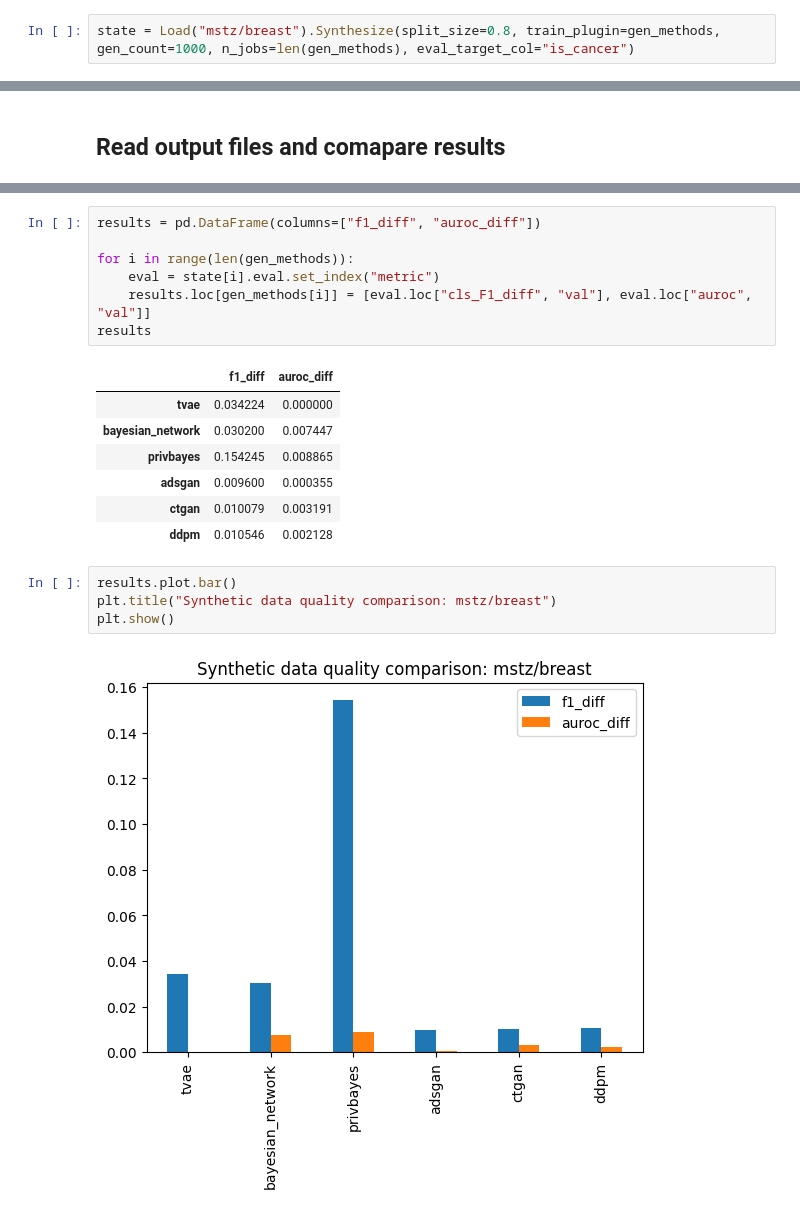
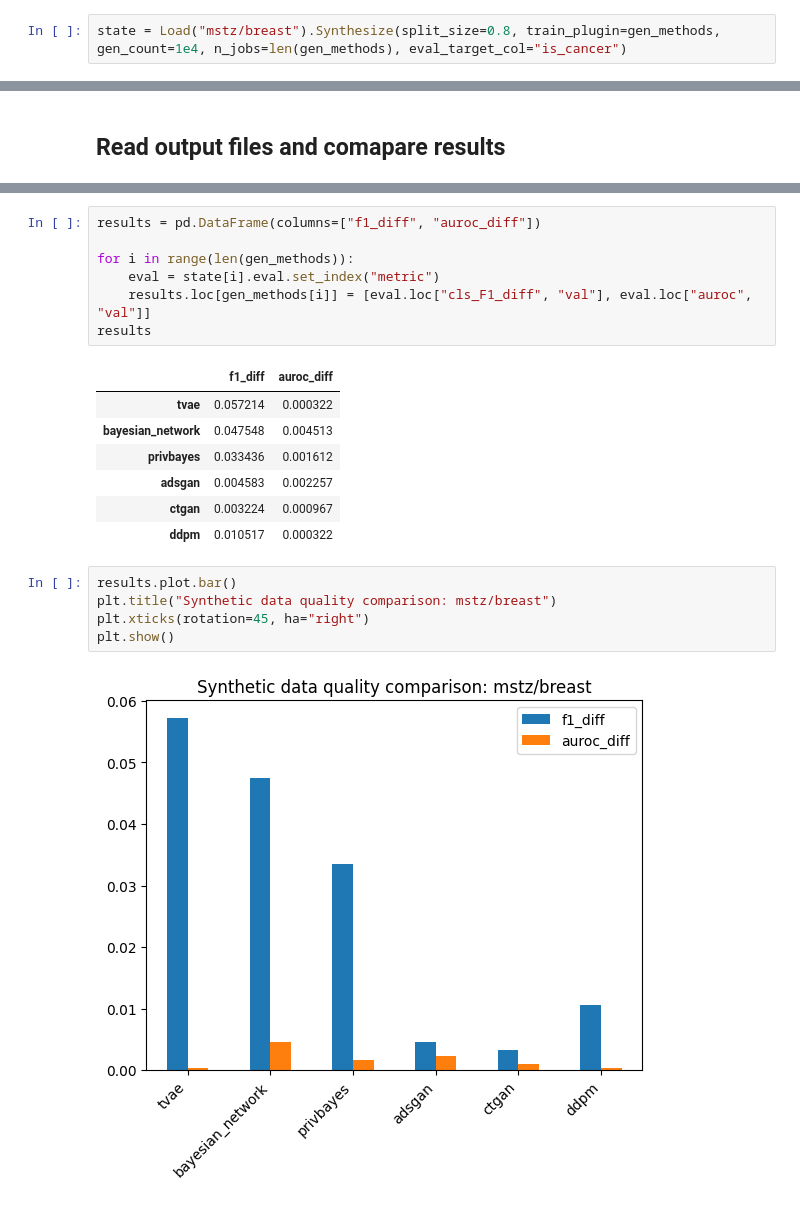
Before and after one commit to schneiderkamplab/synthesizers, a Jupyter notebook: examples/use_cases/use_case2.ipynb, the cells around one changed output, grey strips where cells are left out. Saved outputs shown, nothing was run; the diff lists cells and outputs as text.

Commit message:
Minor changes to figure and gen count

```diff
--- a/examples/use_cases/use_case2.ipynb
+++ b/examples/use_cases/use_case2.ipynb
@@ -25,5 +25,5 @@ result_name = "breasts_methods"
 
 The results are saved in a list; one element for each generation methods. To access the synthetic data for the first generation method: `state[0].synth`
 # %%
-state = Load("mstz/breast").Synthesize(split_size=0.8, train_plugin=gen_methods, gen_count=1000, n_jobs=len(gen_methods), eval_target_col="is_cancer")
+state = Load("mstz/breast").Synthesize(split_size=0.8, train_plugin=gen_methods, gen_count=1e4, n_jobs=len(gen_methods), eval_target_col="is_cancer")
 # %% [output]
@@ -55,15 +75,16 @@ for i in range(len(gen_methods)):
 results
 # %% [output]
 |  | f1_diff | auroc_diff |
-| tvae | 0.034224 | 0.000000 |
-| bayesian_network | 0.030200 | 0.007447 |
-| privbayes | 0.154245 | 0.008865 |
-| adsgan | 0.009600 | 0.000355 |
-| ctgan | 0.010079 | 0.003191 |
-| ddpm | 0.010546 | 0.002128 |
+| tvae | 0.057214 | 0.000322 |
+| bayesian_network | 0.047548 | 0.004513 |
+| privbayes | 0.033436 | 0.001612 |
+| adsgan | 0.004583 | 0.002257 |
+| ctgan | 0.003224 | 0.000967 |
+| ddpm | 0.010517 | 0.000322 |
 # %%
 results.plot.bar()
 plt.title("Synthetic data quality comparison: mstz/breast")
+plt.xticks(rotation=45, ha="right")
 plt.show()
 # %% [output]
-[figure, old version]
+[figure, new version]
```
Also changed, not shown: parts of 2 cells of this notebook.
